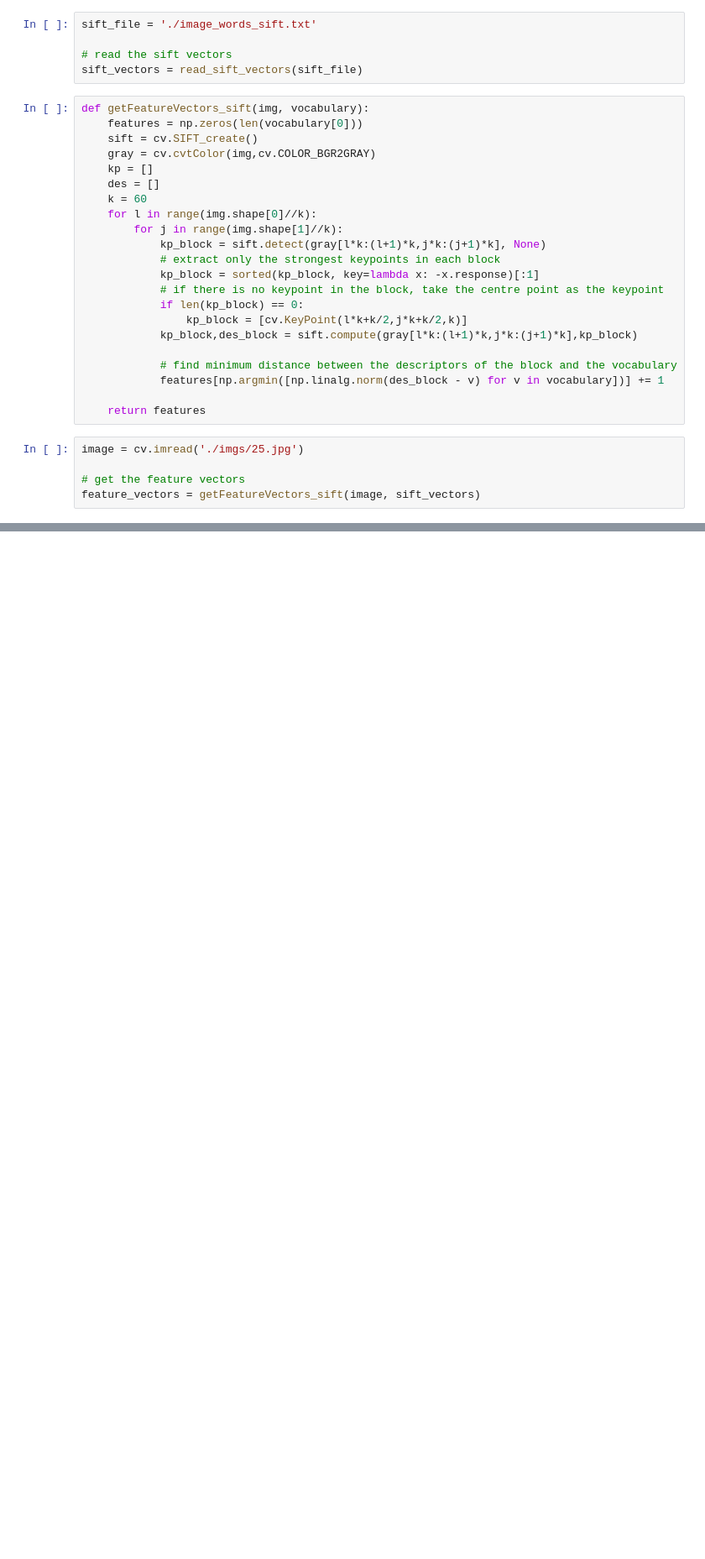
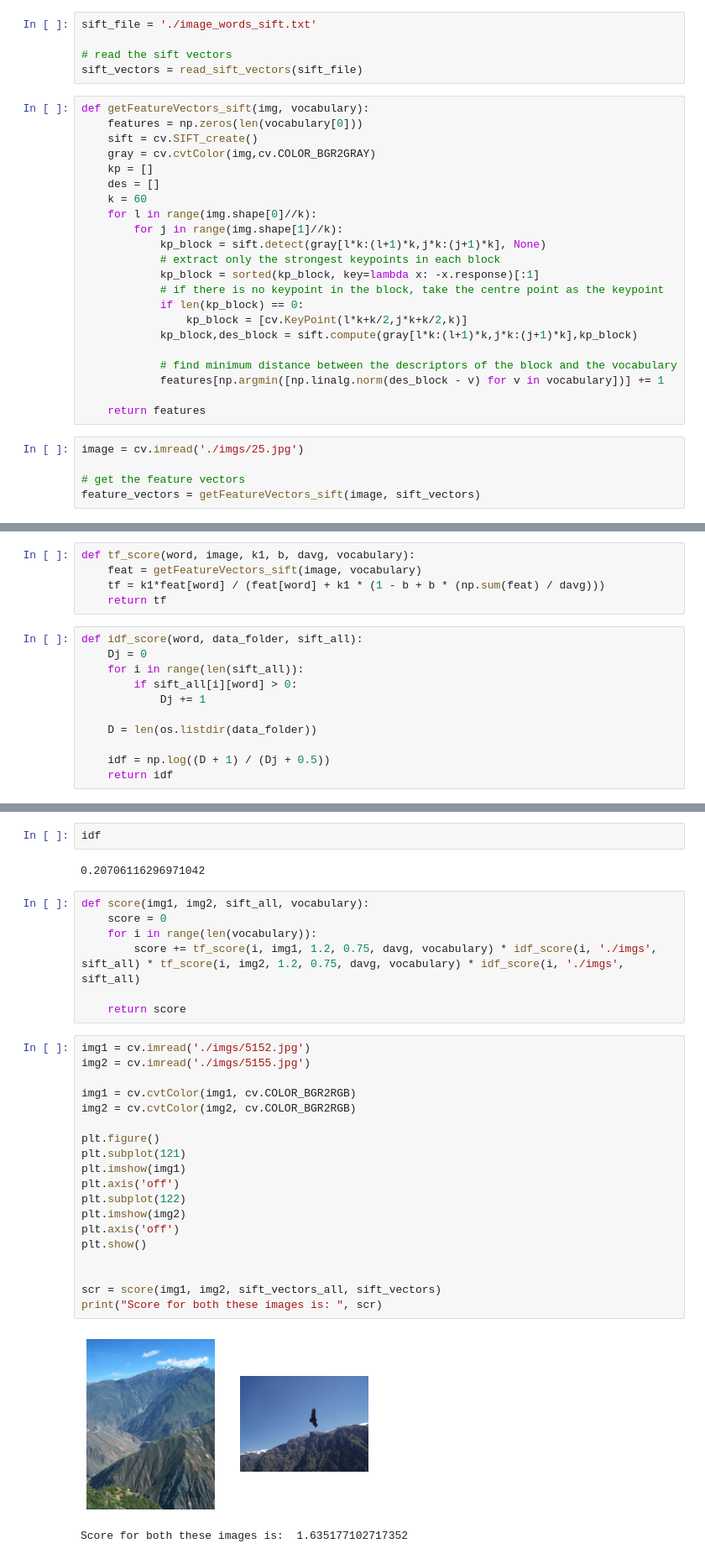
Before and after one commit to sreenya24/SMAI-project-M22, a Jupyter notebook: sift_keyvectors.ipynb, the cells around one changed output, grey strips where cells are left out. Shown: that part at 84% size. Cells and saved outputs as stored; diff of their text form; blank space fills up the shorter version.

Commit message:
scored

```diff
--- a/sift_keyvectors.ipynb
+++ b/sift_keyvectors.ipynb
@@ -78,0 +90,16 @@ feature_vectors = getFeatureVectors_sift(image, sift_vectors)
+# %%
+def tf_score(word, image, k1, b, davg, vocabulary):
+    feat = getFeatureVectors_sift(image, vocabulary)
+    tf = k1*feat[word] / (feat[word] + k1 * (1 - b + b * (np.sum(feat) / davg)))
+    return tf
+# %%
+def idf_score(word, data_folder, sift_all):
+    Dj = 0
+    for i in range(len(sift_all)):
+        if sift_all[i][word] > 0:
+            Dj += 1
+
+    D = len(os.listdir(data_folder))
+
+    idf = np.log((D + 1) / (Dj + 0.5))
+    return idf
@@ -78,0 +114,33 @@ feature_vectors = getFeatureVectors_sift(image, sift_vectors)
+# %%
+idf
+# %% [output]
+0.20706116296971042
+# %%
+def score(img1, img2, sift_all, vocabulary):
+    score = 0
+    for i in range(len(vocabulary)):
+        score += tf_score(i, img1, 1.2, 0.75, davg, vocabulary) * idf_score(i, './imgs', sift_all) * tf_score(i, img2, 1.2, 0.75, davg, vocabulary) * idf_score(i, './imgs', sift_all)
+
+    return score
+# %%
+img1 = cv.imread('./imgs/5152.jpg')
+img2 = cv.imread('./imgs/5155.jpg')
+
+img1 = cv.cvtColor(img1, cv.COLOR_BGR2RGB)
+img2 = cv.cvtColor(img2, cv.COLOR_BGR2RGB)
+
+plt.figure()
+plt.subplot(121)
+plt.imshow(img1)
+plt.axis('off')
+plt.subplot(122)
+plt.imshow(img2)
+plt.axis('off')
+plt.show()
+
+
+scr = score(img1, img2, sift_vectors_all, sift_vectors)
+print("Score for both these images is: ", scr)
+# %% [output]
+[figure, added]
+Score for both these images is:  1.635177102717352
```
Also changed, not shown: parts of 9 cells of this notebook.
